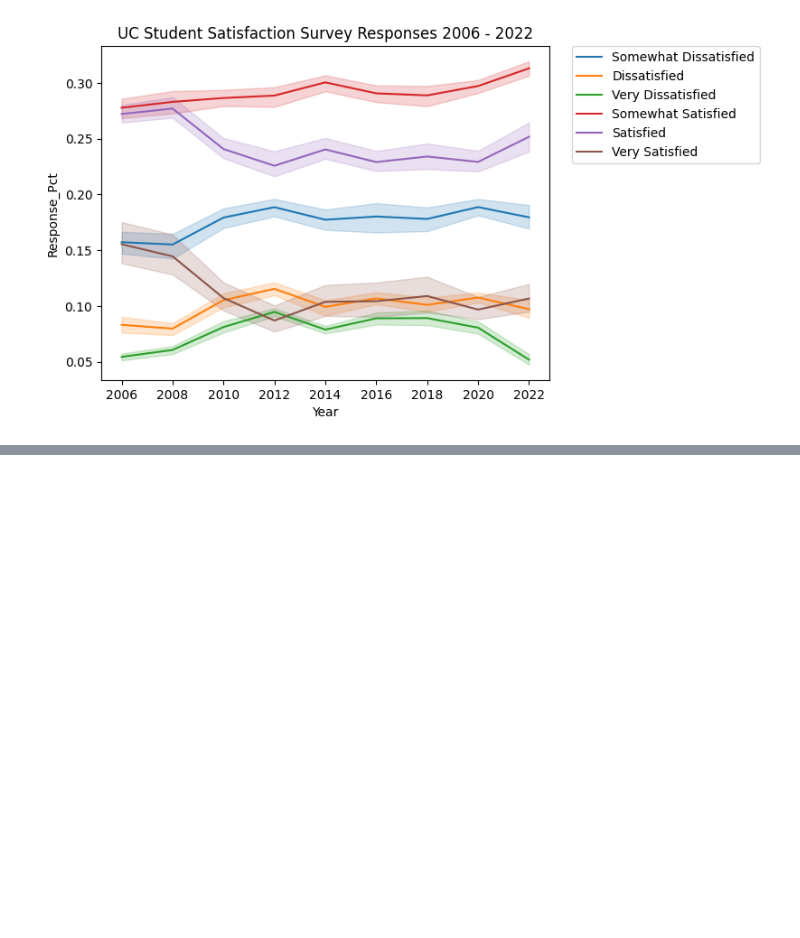
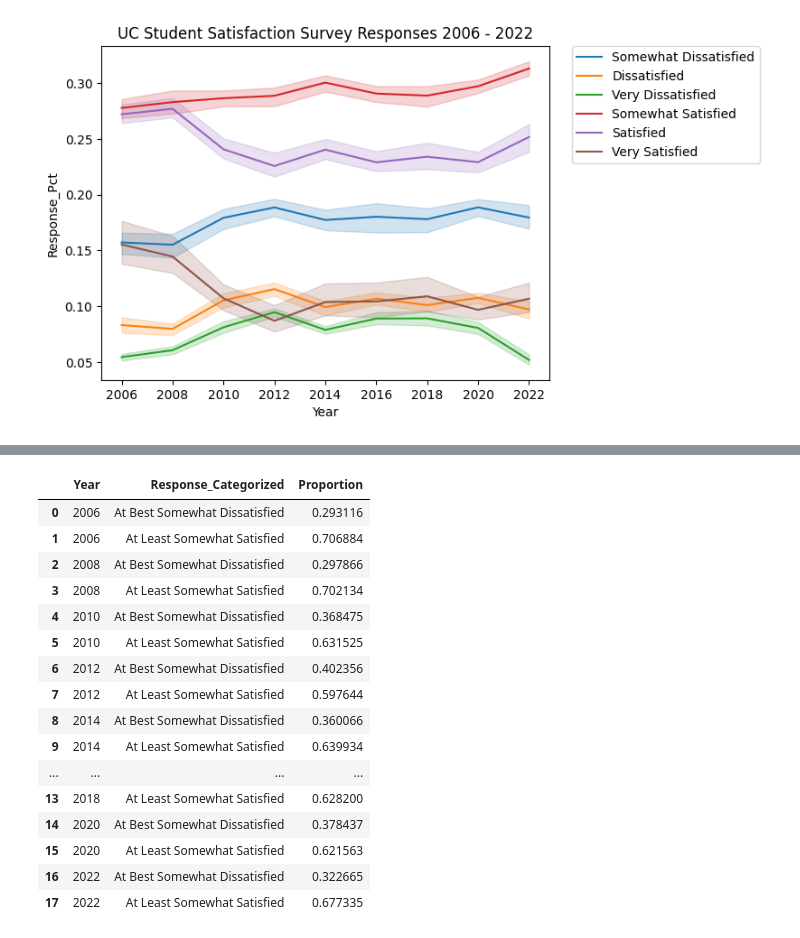
Before and after one commit to regular-polygon/UCUES-longitudinal-analysis, a Jupyter notebook: visualizing_uc_sat_survey.ipynb, the cells around one changed output, grey strips where cells are left out. Saved outputs shown, nothing was run; the diff lists cells and outputs as text; code cells hidden in the pictures; blank space fills up the shorter version.

```diff
--- a/visualizing_uc_sat_survey.ipynb
+++ b/visualizing_uc_sat_survey.ipynb
@@ -72,0 +132,25 @@ plt.legend(bbox_to_anchor=(1.05, 1), loc='upper left', borderaxespad=0)
+# %%
+# Normalize the data in each row so they sum to 1. This allows us to account for the differences in total survey responses.
+res_pct_by_year = res_type_by_year.div(res_type_by_year.sum(axis="columns"), axis="index")
+# Wrangle df into tidy long form data where each col is a variable and each row is an observation.
+res_pct_by_year = res_pct_by_year.stack("Response_Categorized").reset_index()
+res_pct_by_year.rename(columns = {0:'Proportion'}, inplace = True)
+res_pct_by_year
+# %% [output]
+|  | Year | Response_Categorized | Proportion |
+| 0 | 2006 | At Best Somewhat Dissatisfied | 0.293116 |
+| 1 | 2006 | At Least Somewhat Satisfied | 0.706884 |
+| 2 | 2008 | At Best Somewhat Dissatisfied | 0.297866 |
+| 3 | 2008 | At Least Somewhat Satisfied | 0.702134 |
+| 4 | 2010 | At Best Somewhat Dissatisfied | 0.368475 |
+| 5 | 2010 | At Least Somewhat Satisfied | 0.631525 |
+| 6 | 2012 | At Best Somewhat Dissatisfied | 0.402356 |
+| 7 | 2012 | At Least Somewhat Satisfied | 0.597644 |
+| 8 | 2014 | At Best Somewhat Dissatisfied | 0.360066 |
+| 9 | 2014 | At Least Somewhat Satisfied | 0.639934 |
+| ... | ... | ... | ... |
+| 13 | 2018 | At Least Somewhat Satisfied | 0.628200 |
+| 14 | 2020 | At Best Somewhat Dissatisfied | 0.378437 |
+| 15 | 2020 | At Least Somewhat Satisfied | 0.621563 |
+| 16 | 2022 | At Best Somewhat Dissatisfied | 0.322665 |
+| 17 | 2022 | At Least Somewhat Satisfied | 0.677335 |
```
Also changed, not shown: parts of 15 cells of this notebook.
